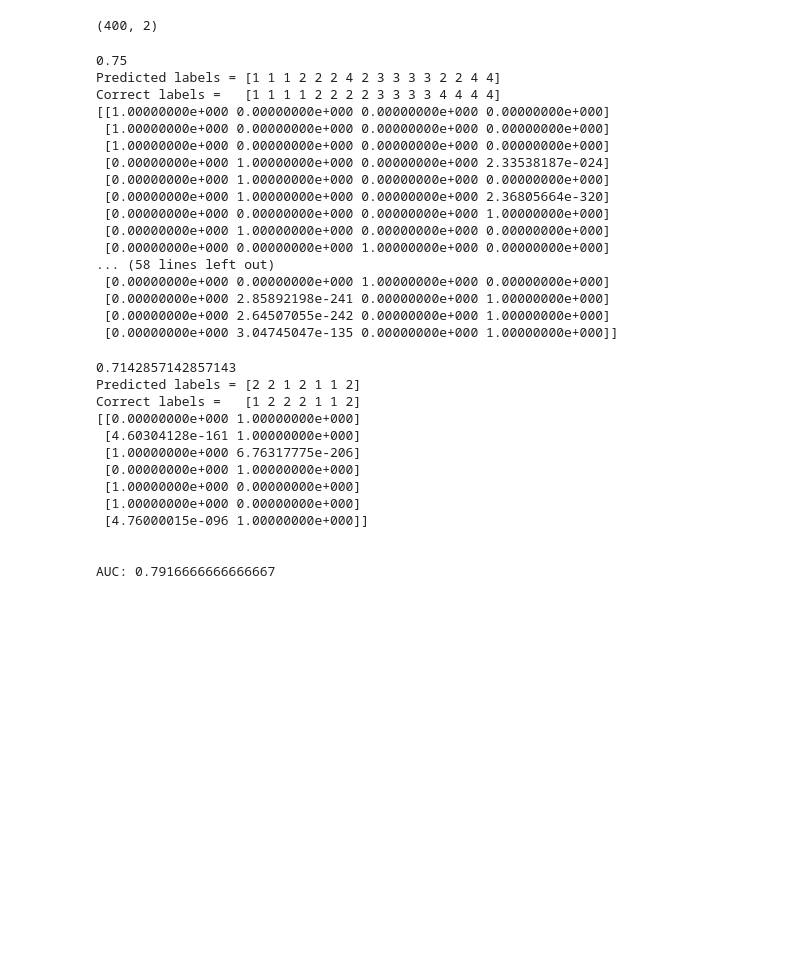
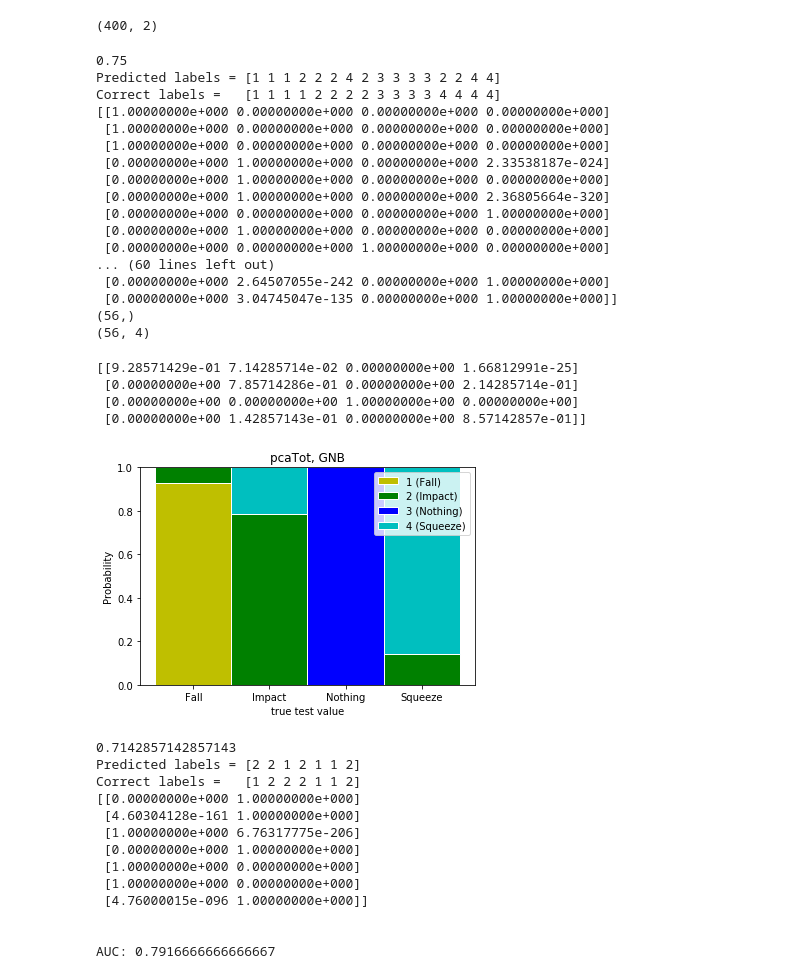
Before and after one commit to yash181/Tensegrity-HRI, a Jupyter notebook: AlbertDP.ipynb, the cells around one changed output. Saved outputs shown, nothing was run; the diff lists cells and outputs as text; code cells hidden in the pictures; blank space fills up the shorter version.

```diff
--- a/AlbertDP.ipynb
+++ b/AlbertDP.ipynb
@@ -441,15 +541,28 @@ skf2 = StratifiedKFold(n_splits=4)
 skf2.get_n_splits(X2, y2)
 
 # Gaussian Naive-Bayes
-for train_index, test_index in skf2.split(X2, y2):
+y_pred_tot = []
+y_test_tot = []
+all_probs = []
+for train_index, test_index in skf.split(X2, y2):
     X_train, X_test, y_train, y_test = X2[train_index], X2[test_index], y2[train_index], y2[test_index]
     nb = GaussianNB().fit(X_train, y_train)
+    print("\n")
     print(nb.score(X_test, y_test))
     y_pred = nb.predict(X_test)
+    y_pred_tot.extend(y_pred)
+    y_test_tot.extend(y_test)
     print("Predicted labels = " + str(y_pred))
     print("Correct labels =   " + str(y_test))
     print(nb.predict_proba(X_test))
-    print('\n')
+    if len(all_probs) == 0:
+        all_probs = nb.predict_proba(X_test)
+    else:
+        all_probs = np.append(all_probs, nb.predict_proba(X_test), axis = 0)
+
+# print(np.shape(y_pred_tot))
+print(np.shape(y_test_tot))
+print(np.shape(all_probs))
 # %% [output]
 0.75
 Predicted labels = [1 1 1 2 2 2 4 2 3 3 3 3 2 2 4 4]
@@ -463,11 +576,21 @@ Correct labels =   [1 1 1 1 2 2 2 2 3 3 3 3 4 4 4 4]
  [0.00000000e+000 0.00000000e+000 0.00000000e+000 1.00000000e+000]
  [0.00000000e+000 1.00000000e+000 0.00000000e+000 0.00000000e+000]
  [0.00000000e+000 0.00000000e+000 1.00000000e+000 0.00000000e+000]
-... (58 lines left out)
- [0.00000000e+000 0.00000000e+000 1.00000000e+000 0.00000000e+000]
- [0.00000000e+000 2.85892198e-241 0.00000000e+000 1.00000000e+000]
+... (60 lines left out)
  [0.00000000e+000 2.64507055e-242 0.00000000e+000 1.00000000e+000]
  [0.00000000e+000 3.04745047e-135 0.00000000e+000 1.00000000e+000]]
+(56,)
+(56, 4)
+# %%
+prob_mat = prob_matrix(all_probs, y_test_tot)
+print(prob_mat)
+generate_plot(prob_mat, 'pcaTot, GNB')
+# %% [output]
+[[9.28571429e-01 7.14285714e-02 0.00000000e+00 1.66812991e-25]
+ [0.00000000e+00 7.85714286e-01 0.00000000e+00 2.14285714e-01]
+ [0.00000000e+00 0.00000000e+00 1.00000000e+00 0.00000000e+00]
+ [0.00000000e+00 1.42857143e-01 0.00000000e+00 8.57142857e-01]]
+[figure, added]
 # %%
 # Comparing labels for ROC Curve
 twoClasses = pcaTot[14:28] + pcaTot[42:56]
```
Also changed, not shown: parts of 7 cells of this notebook, 2 other files.
